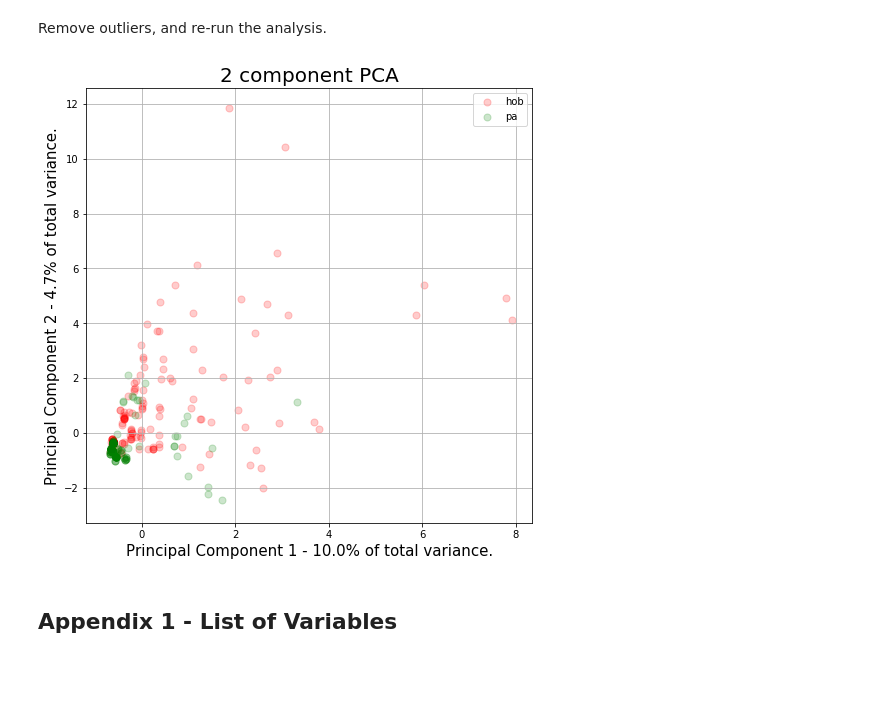
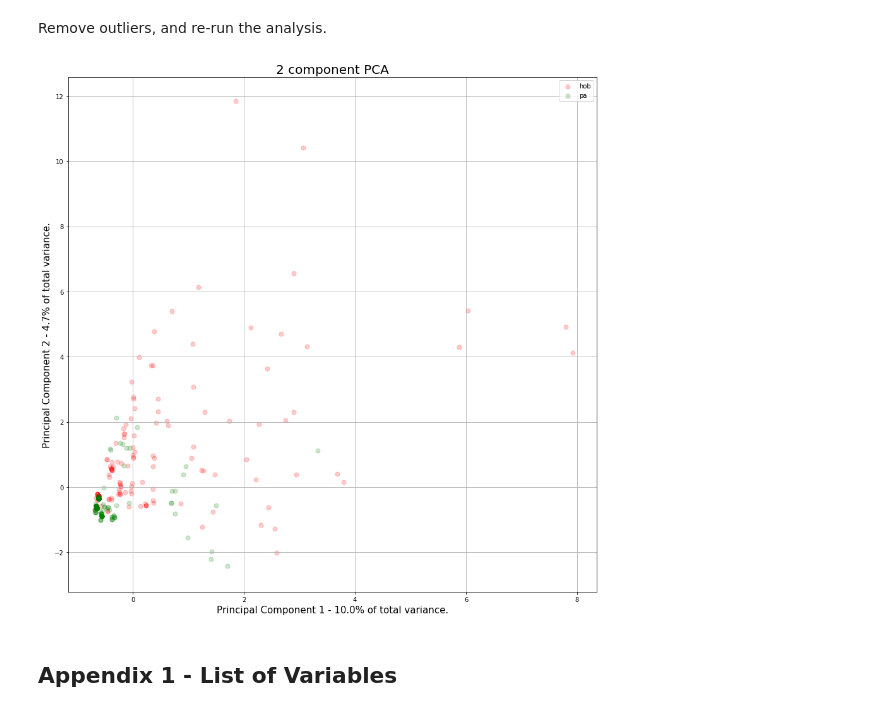
Before and after one commit to liammagee/data-analytics, a Jupyter notebook: CoS.ipynb, the cells around one changed output. Drawn from its saved outputs; the diff is of its cells as text; code cells hidden in the pictures; blank space fills up the shorter version.

```diff
--- a/CoS.ipynb
+++ b/CoS.ipynb
@@ -393,7 +393,7 @@ finalDf = pd.concat([principalDf, city], axis = 1)
 # %% [markdown]
 Graph the PCA results.
 # %%
-fig = plt.figure(figsize = (8,8))
+fig = plt.figure(figsize = (15,15))
 ax = fig.add_subplot(1,1,1)
 ax.set_xlabel('Principal Component 1 - ' + str(pca.explained_variance_[0].round(1)) + '% of total variance.', fontsize = 15)
 ax.set_ylabel('Principal Component 2 - ' + str(pca.explained_variance_[1].round(1)) + '% of total variance.', fontsize = 15)
@@ -415,7 +415,7 @@ ax.grid()
 # %% [markdown]
 Graph the PCA results, including labels for outliers.
 # %%
-fig = plt.figure(figsize = (8,8))
+fig = plt.figure(figsize = (15,15))
 ax = fig.add_subplot(1,1,1)
 ax.set_xlabel('Principal Component 1 - ' + str(pca.explained_variance_[0].round(1)) + '% of total variance.', fontsize = 15)
 ax.set_ylabel('Principal Component 2 - ' + str(pca.explained_variance_[1].round(1)) + '% of total variance.', fontsize = 15)
@@ -441,32 +441,32 @@ Remove outliers, and re-run the analysis.
 # %%
 x_no_outliers = np.delete(x, [51, 82, 83, 137, 247, 418])
 
 pca = PCA(n_components=2)
 principalComponents = pca.fit_transform(x)
 principalDf = pd.DataFrame(data = principalComponents
              , columns = ['principal component 1', 'principal component 2'])
 finalDf = pd.concat([principalDf, city], axis = 1)
 
 
-fig = plt.figure(figsize = (8,8))
+fig = plt.figure(figsize = (15,15))
 ax = fig.add_subplot(1,1,1)
 ax.set_xlabel('Principal Component 1 - ' + str(pca.explained_variance_[0].round(1)) + '% of total variance.', fontsize = 15)
 ax.set_ylabel('Principal Component 2 - ' + str(pca.explained_variance_[1].round(1)) + '% of total variance.', fontsize = 15)
 ax.set_title('2 component PCA', fontsize = 20)
 for target, color in zip(targets,colors):
     indicesToKeep = finalDf_no_outliers['city'] == target
     pc1 = finalDf_no_outliers.loc[indicesToKeep, 'principal component 1']
     pc2 = finalDf_no_outliers.loc[indicesToKeep, 'principal component 2']
     ax.scatter(pc1
                , pc2
                , c = color
                , s = 50
               , alpha = 0.2)
 
 ax.legend(targets)
 ax.grid()
 # %% [output]
-[figure, old version]
+[figure, new version]
 # %% [markdown]
 ## Appendix 1 - List of Variables
 # %%
```
Also changed, not shown: parts of 3 cells of this notebook.
